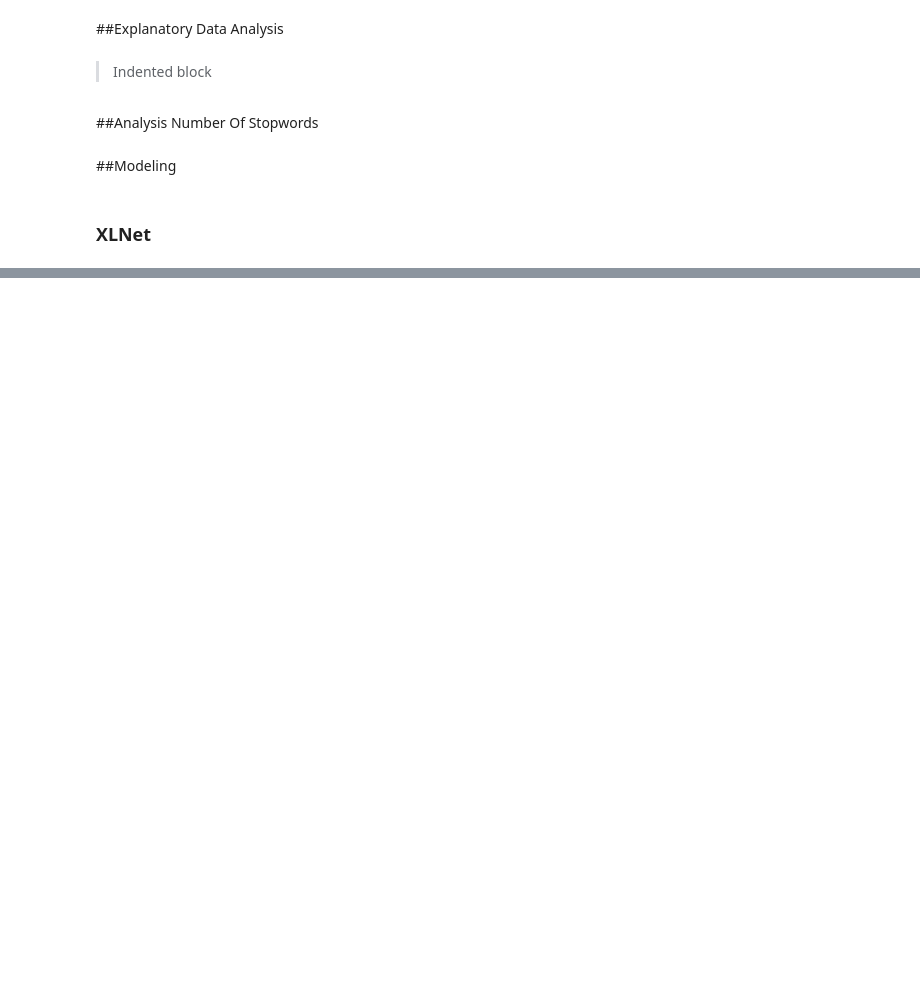
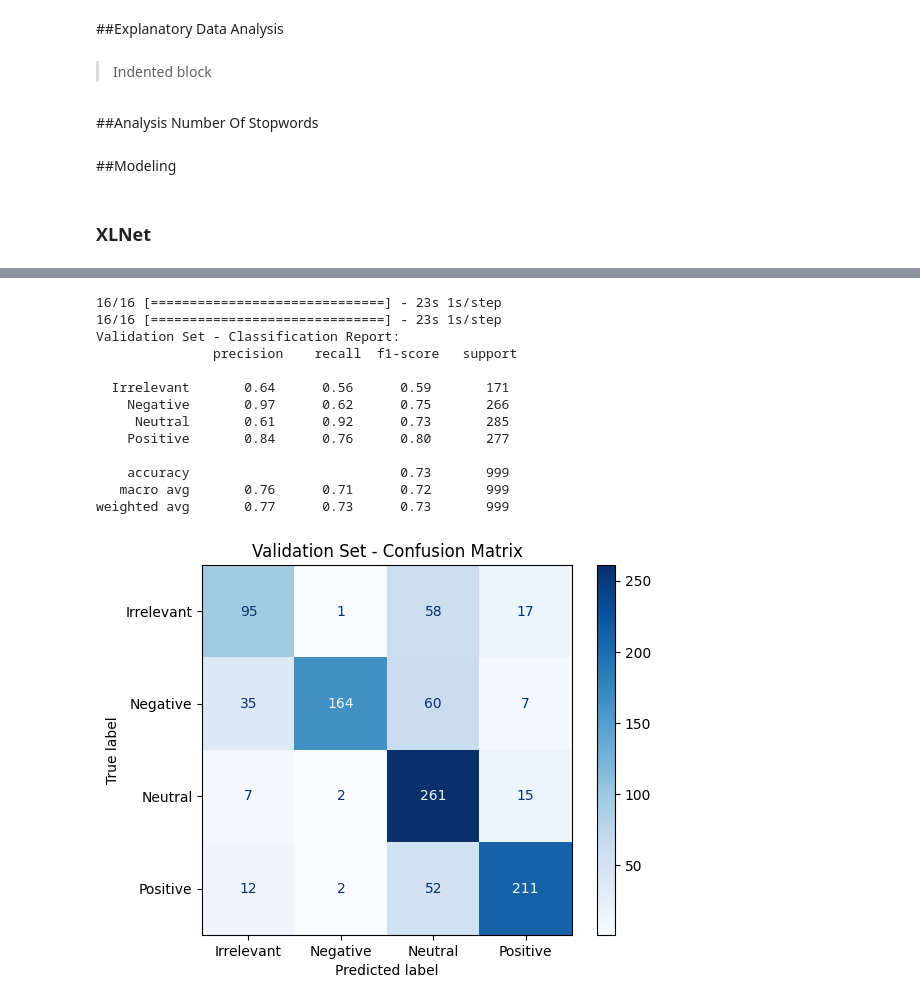
Before and after one commit to andrianang/DistilBert, a Jupyter notebook: Copy_of_XLNet.ipynb, the cells around one changed output, grey strips where cells are left out. Saved outputs shown, nothing was run; the diff lists cells and outputs as text; code cells hidden in the pictures; blank space fills up the shorter version.

Commit message:
xlnet

```diff
--- a/Copy_of_XLNet.ipynb
+++ b/Copy_of_XLNet.ipynb
@@ -765,20 +771,21 @@ KeyboardInterrupt:
 # %%
 import numpy as np
 from sklearn.metrics import classification_report, confusion_matrix, ConfusionMatrixDisplay
-
+import matplotlib.pyplot as plt
+import os
 
 # Load and preprocess the data
-data_val = test_df[['Content', 'Sentiment']]
-data_val['Sentiment_label'] = pd.Categorical(data_val['Sentiment'])
-data_val['Sentiment'] = data_val['Sentiment_label'].cat.codes
+data_test = test_df[['Content', 'Sentiment']]
+data_test['Sentiment_label'] = pd.Categorical(data_test['Sentiment'])
+data_test['Sentiment'] = data_test['Sentiment_label'].cat.codes
 
-test_texts = data_val['Content'].tolist()
-test_labels = data_val['Sentiment'].tolist()
+test_texts = data_test['Content'].tolist()
+test_labels = data_test['Sentiment'].tolist()
 
-test_encodings = tokenizer(test_texts, truncation=True, padding=True, max_length=24)
+test_encodings = tokenizer(test_texts, truncation=True, padding=True, max_length=64)
 
 # Convert the labels to one-hot encoding
-num_labels = len(data_val['Sentiment_label'].cat.categories)
+num_labels = len(data_test['Sentiment_label'].cat.categories)
 val_labels_encoded = tf.one_hot(val_labels, num_labels)
 test_labels_encoded = tf.one_hot(test_labels, num_labels)
 
@@ -792,40 +799,91 @@ test_predictions = model.predict(test_dataset.batch(64))
 test_predicted_labels = np.argmax(test_predictions, axis=1)
 
 # Convert the predicted labels to their original sentiment categories
-val_predicted_sentiments = data['Sentiment_label'].cat.categories[val_predicted_labels]
-test_predicted_sentiments = data['Sentiment_label'].cat.categories[test_predicted_labels]
+val_predicted_sentiments = data_val['Sentiment_label'].cat.categories[val_predicted_labels]
+test_predicted_sentiments = data_test['Sentiment_label'].cat.categories[test_predicted_labels]
 
 # Convert the true labels to their original sentiment categories
 val_true_labels = data_val['Sentiment_label']
-test_true_labels = data_val['Sentiment_label']
+test_true_labels = data_test['Sentiment_label']
 
-# Calculate the classification report for the valing set
+# Calculate the classification report for the validation set
 val_classification_rep = classification_report(val_true_labels, val_predicted_sentiments)
 print("Validation Set - Classification Report:\n", val_classification_rep)
 
-# Generate the confusion matrix for the valdation set
+# Generate the confusion matrix for the valing set
 val_confusion_mat = confusion_matrix(val_true_labels, val_predicted_sentiments)
 
 # Get the unique labels/categories from the true labels
 labels = np.unique(val_true_labels)
 
 # Plot the confusion matrix for the valing set
 val_display = ConfusionMatrixDisplay(confusion_matrix=val_confusion_mat, display_labels=labels)
 val_display.plot(cmap='Blues')
-plt.title("valing Set - Confusion Matrix")
+plt.title("Validation Set - Confusion Matrix")
 plt.grid(False)
 plt.show()
 
 # Calculate the classification report for the test set
 test_classification_rep = classification_report(test_true_labels, test_predicted_sentiments)
 print("Test Set - Classification Report:\n", test_classification_rep)
 
 # Generate the confusion matrix for the test set
 test_confusion_mat = confusion_matrix(test_true_labels, test_predicted_sentiments)
 
 # Plot the confusion matrix for the test set
 test_display = ConfusionMatrixDisplay(confusion_matrix=test_confusion_mat, display_labels=labels)
 test_display.plot(cmap='Blues')
 plt.title("Test Set - Confusion Matrix")
 plt.grid(False)
 plt.show()
+
+
+save_folder = 'xlnet'
+os.makedirs(save_folder, exist_ok=True)
+val_report_path = os.path.join(save_folder, 'validation_classification_report.txt')
+with open(val_report_path, 'w') as file:
+    file.write("Validation Set - Classification Report:\n")
+    file.write(val_classification_rep)
+
+# Plot the confusion matrix for the validation set
+val_display = ConfusionMatrixDisplay(confusion_matrix=val_confusion_mat, display_labels=labels)
+val_display.plot(cmap='Blues')
+plt.title("Validation Set - Confusion Matrix")
+plt.grid(False)
+val_image_path = os.path.join(save_folder, 'validation_confusion_matrix.png')
+plt.savefig(val_image_path)
+plt.show()
+
+# Calculate the classification report for the test set
+test_classification_rep = classification_report(test_true_labels, test_predicted_sentiments)
+print("Test Set - Classification Report:\n", test_classification_rep)
+
+# Save the classification report for the test set to a file
+test_report_path = os.path.join(save_folder, 'test_classification_report.txt')
+with open(test_report_path, 'w') as file:
+    file.write("Test Set - Classification Report:\n")
+    file.write(test_classification_rep)
+
+# Plot the confusion matrix for the test set
+test_display = ConfusionMatrixDisplay(confusion_matrix=test_confusion_mat, display_labels=labels)
+test_display.plot(cmap='Blues')
+plt.title("Test Set - Confusion Matrix")
+plt.grid(False)
+test_image_path = os.path.join(save_folder, 'test_confusion_matrix.png')
+plt.savefig(test_image_path)
+plt.show()
+# %% [output]
+16/16 [==============================] - 23s 1s/step
+16/16 [==============================] - 23s 1s/step
+Validation Set - Classification Report:
+               precision    recall  f1-score   support
+
+  Irrelevant       0.64      0.56      0.59       171
+    Negative       0.97      0.62      0.75       266
+     Neutral       0.61      0.92      0.73       285
+    Positive       0.84      0.76      0.80       277
+
+    accuracy                           0.73       999
+   macro avg       0.76      0.71      0.72       999
+weighted avg       0.77      0.73      0.73       999
+[figure, added]
```
Also changed, not shown: parts of 6 cells of this notebook, 3 other files.
